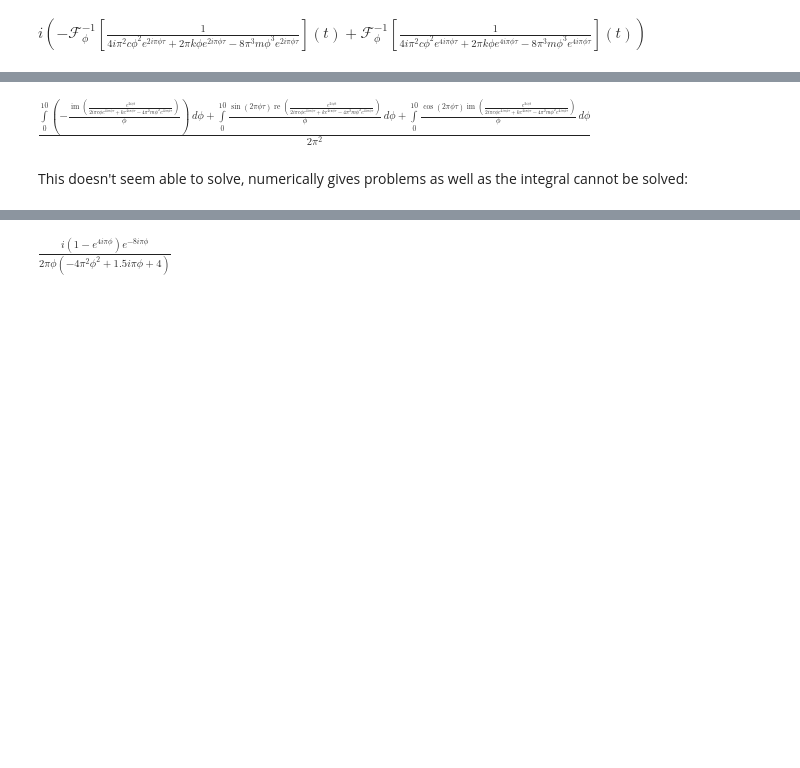
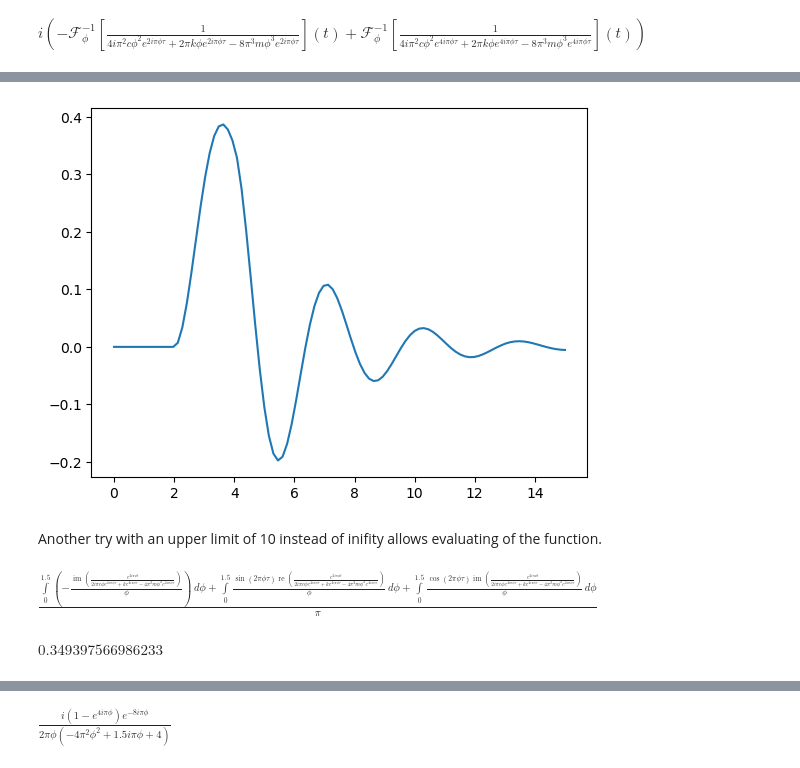
Before and after one commit to TeachBooks/sympy_mechanics, a Jupyter notebook: Examples_Dynamics_of_Structures/CIE_4140_Lecture_3_4_Python.ipynb, the cells around one changed output, grey strips where cells are left out. Drawn from its saved outputs; the diff is of its cells as text; code cells hidden in the pictures; blank space fills up the shorter version.

Commit message:
Solved fourier transform

```diff
--- a/Examples_Dynamics_of_Structures/CIE_4140_Lecture_3_4_Python.ipynb
+++ b/Examples_Dynamics_of_Structures/CIE_4140_Lecture_3_4_Python.ipynb
@@ -89,0 +98,3 @@ Above cell takes a long time, but is not fully solved?
+# %%
+solution_1 = 2 * sp.integrate(sp.re(solution_in_frequency_domain*sp.exp(sp.I*2*sp.pi*phi*t)),(phi,0,sp.oo))
+display(solution_1)
@@ -89,0 +109,3 @@ Above cell takes a long time, but is not fully solved?
+# %%
+solution_func = sp.lambdify(t,solution_1.subs([(tau,2),(k,4),(m,1),(c,3/4)]))
+display(solution_func(4))
@@ -90,7 +119,21 @@ Above cell takes a long time, but is not fully solved?
+# %%
+import numpy as np
+import matplotlib.pylab as plt
+func_values = []
+t_list = np.linspace(0,15,100)
+for t_i in t_list:
+    func_values.append(solution_func(t_i))
+plt.plot(t_list,func_values);
+# %% [output]
+[figure, added]
+# %% [markdown]
+Another try with an upper limit of 10 instead of inifity allows evaluating of the function.
 # %%
-solution_2 = 1 / sp.pi * sp.integrate(sp.re(solution_in_frequency_domain*sp.exp(sp.I*2*phi*t)),(phi,0,10))
+solution_2 = 2 * sp.integrate(sp.re(solution_in_frequency_domain*sp.exp(sp.I*2*sp.pi*phi*t)),(phi,0,1.5))
 display(solution_2)
 # %% [output]
-$\displaystyle \frac{\int\limits_{0}^{10} \left(- \frac{\operatorname{im}{\left(\frac{e^{2 i \phi t}}{2 i \pi c \phi e^{4 i \pi \phi \tau} + k e^{4 i \pi \phi \tau} - 4 \pi^{2} m \phi^{2} e^{4 i \pi \phi \tau}}\right)}}{\phi}\right)\, d\phi + \int\limits_{0}^{10} \frac{\sin{\left(2 \pi \phi \tau \right)} \operatorname{re}{\left(\frac{e^{2 i \phi t}}{2 i \pi c \phi e^{4 i \pi \phi \tau} + k e^{4 i \pi \phi \tau} - 4 \pi^{2} m \phi^{2} e^{4 i \pi \phi \tau}}\right)}}{\phi}\, d\phi + \int\limits_{0}^{10} \frac{\cos{\left(2 \pi \phi \tau \right)} \operatorname{im}{\left(\frac{e^{2 i \phi t}}{2 i \pi c \phi e^{4 i \pi \phi \tau} + k e^{4 i \pi \phi \tau} - 4 \pi^{2} m \phi^{2} e^{4 i \pi \phi \tau}}\right)}}{\phi}\, d\phi}{2 \pi^{2}}$
+$\displaystyle \frac{\int\limits_{0}^{1.5} \left(- \frac{\operatorname{im}{\left(\frac{e^{2 i \pi \phi t}}{2 i \pi c \phi e^{4 i \pi \phi \tau} + k e^{4 i \pi \phi \tau} - 4 \pi^{2} m \phi^{2} e^{4 i \pi \phi \tau}}\right)}}{\phi}\right)\, d\phi + \int\limits_{0}^{1.5} \frac{\sin{\left(2 \pi \phi \tau \right)} \operatorname{re}{\left(\frac{e^{2 i \pi \phi t}}{2 i \pi c \phi e^{4 i \pi \phi \tau} + k e^{4 i \pi \phi \tau} - 4 \pi^{2} m \phi^{2} e^{4 i \pi \phi \tau}}\right)}}{\phi}\, d\phi + \int\limits_{0}^{1.5} \frac{\cos{\left(2 \pi \phi \tau \right)} \operatorname{im}{\left(\frac{e^{2 i \pi \phi t}}{2 i \pi c \phi e^{4 i \pi \phi \tau} + k e^{4 i \pi \phi \tau} - 4 \pi^{2} m \phi^{2} e^{4 i \pi \phi \tau}}\right)}}{\phi}\, d\phi}{\pi}$
-# %% [markdown]
-This doesn't seem able to solve, numerically gives problems as well as the integral cannot be solved:
+# %%
+solution_2.subs([(tau,2),(k,4),(m,1),(c,3/4),(t,4)]).evalf()
+# %% [output]
+$\displaystyle 0.349397566986233$
```
Also changed, not shown: parts of 19 cells of this notebook.
